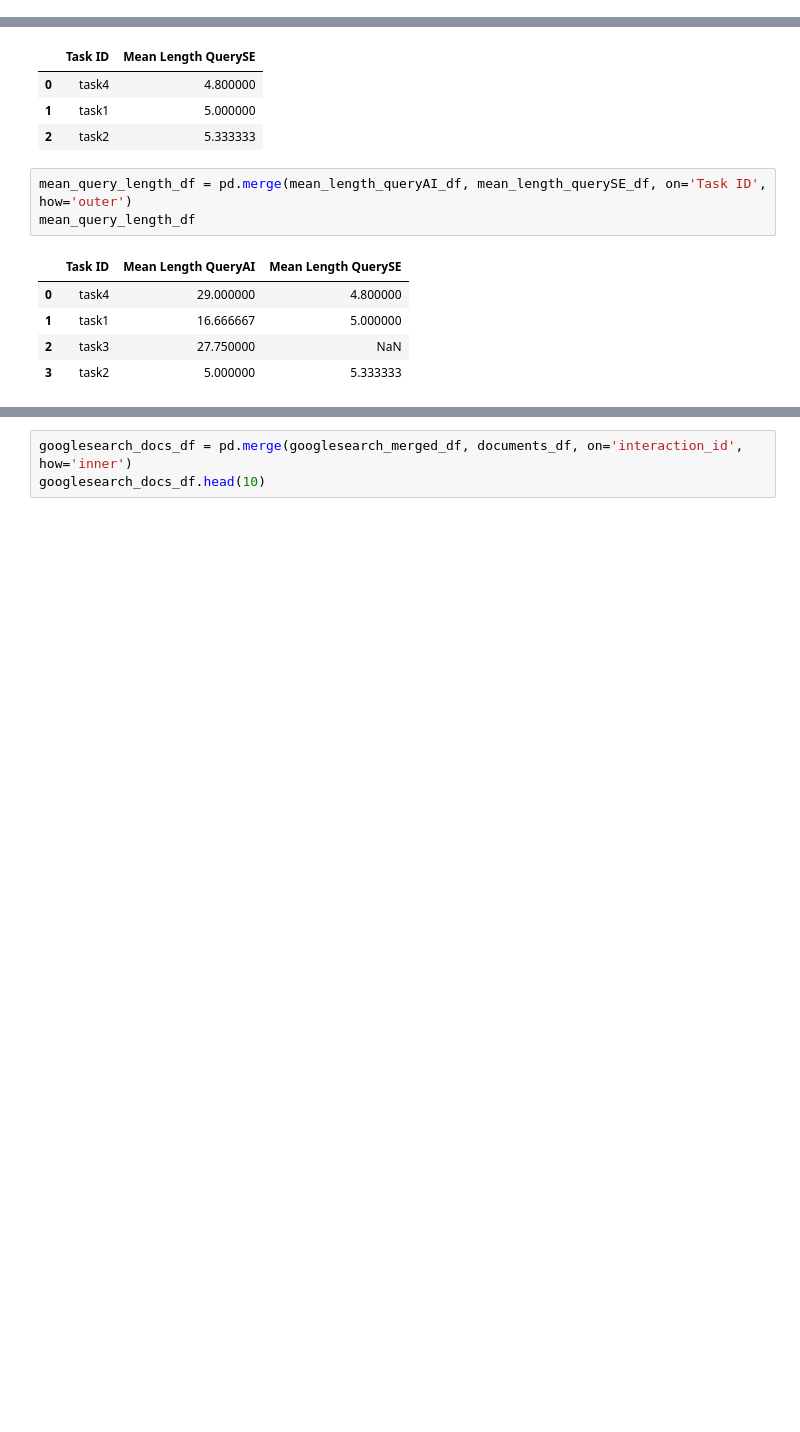
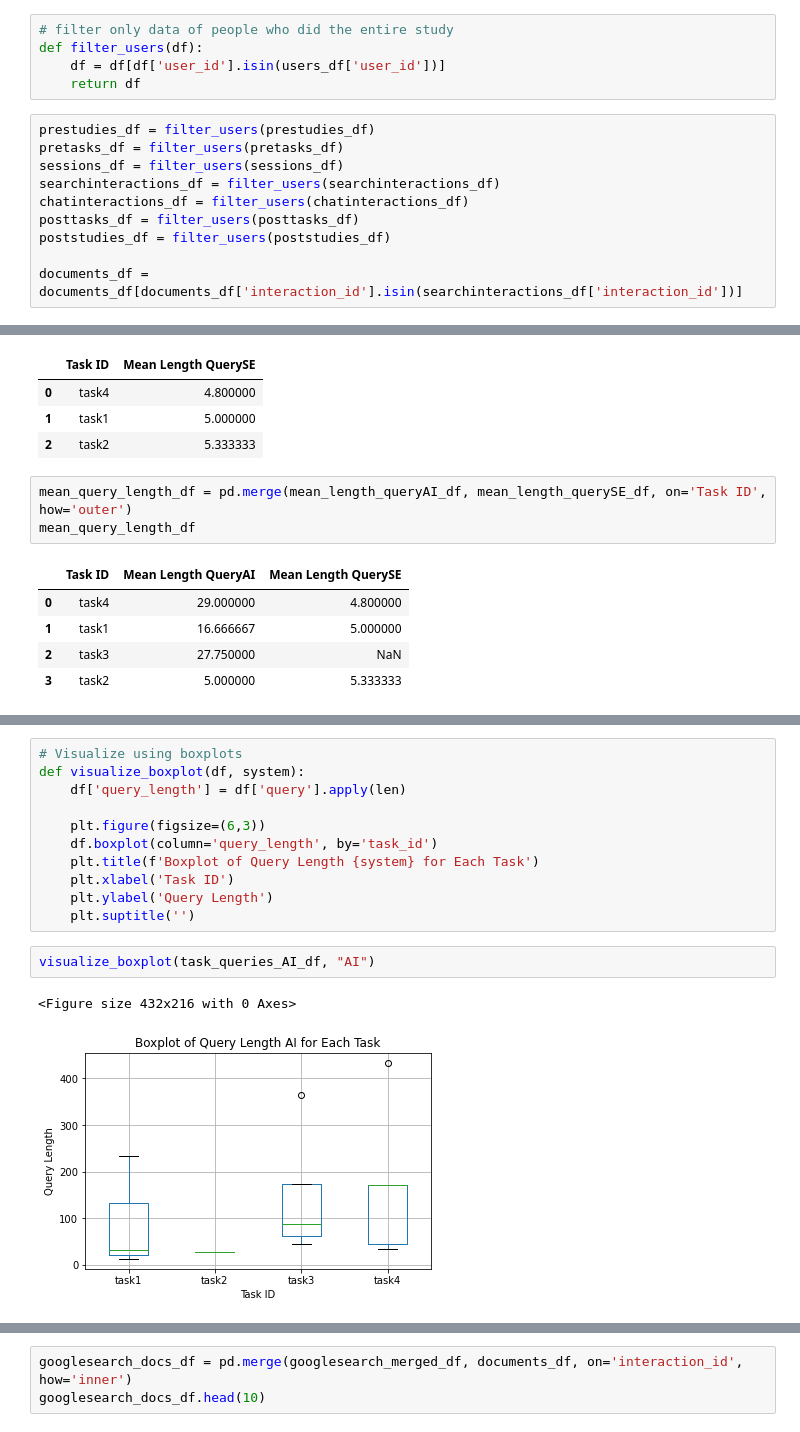
Before and after one commit to nguyetha79/FIRSURVEY-Data-Analysis, a Jupyter notebook: results.ipynb, the cells around one changed output, grey strips where cells are left out. Cells and saved outputs as stored; diff of their text form; blank space fills up the shorter version.

```diff
--- a/results.ipynb
+++ b/results.ipynb
@@ -121,2 +100,17 @@ users_df
+# %%
+# filter only data of people who did the entire study
+def filter_users(df):
+    df = df[df['user_id'].isin(users_df['user_id'])]
+    return df
+# %%
+prestudies_df = filter_users(prestudies_df)
+pretasks_df = filter_users(pretasks_df)
+sessions_df = filter_users(sessions_df)
+searchinteractions_df = filter_users(searchinteractions_df)
+chatinteractions_df = filter_users(chatinteractions_df)
+posttasks_df = filter_users(posttasks_df)
+poststudies_df = filter_users(poststudies_df)
+
+documents_df = documents_df[documents_df['interaction_id'].isin(searchinteractions_df['interaction_id'])]
 # %% [markdown]
 ### Data Analysis
@@ -673,2 +669,18 @@ visualize(mean_query_length_df, mean_length_AI, mean_length_SE, yLabel2)
 # %% [output]
 [figure]
+# %%
+# Visualize using boxplots
+def visualize_boxplot(df, system):
+    df['query_length'] = df['query'].apply(len)
+
+    plt.figure(figsize=(6,3))
+    df.boxplot(column='query_length', by='task_id')
+    plt.title(f'Boxplot of Query Length {system} for Each Task')
+    plt.xlabel('Task ID')
+    plt.ylabel('Query Length')
+    plt.suptitle('')
+# %%
+visualize_boxplot(task_queries_AI_df, "AI")
+# %% [output]
+<Figure size 432x216 with 0 Axes>
+[figure, added]
```
Also changed, not shown: parts of 26 cells of this notebook.
